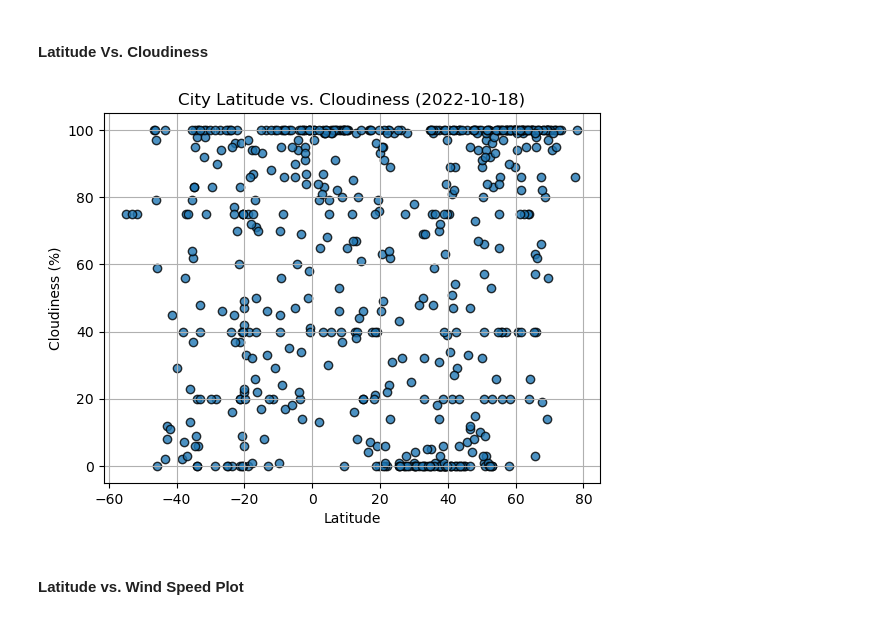
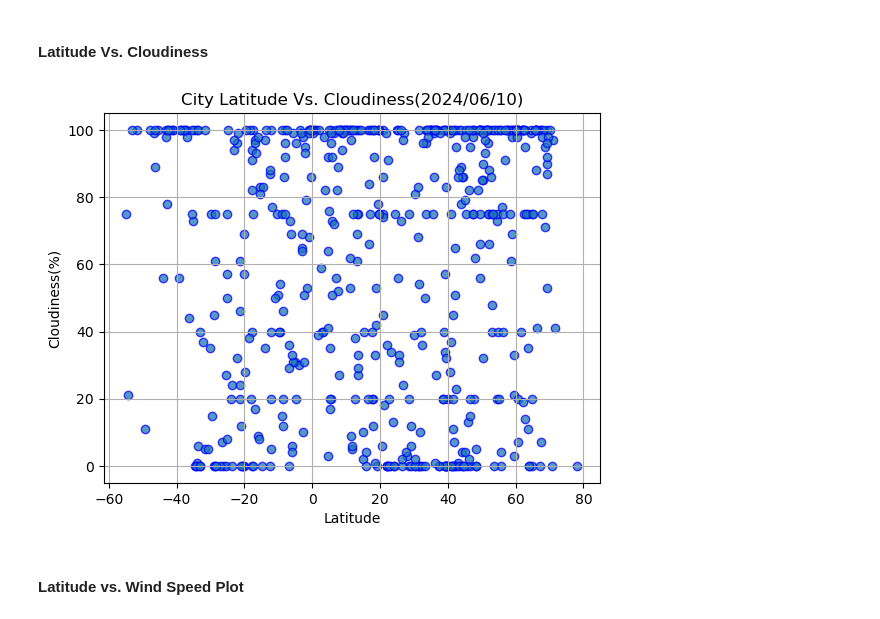
Before and after one commit to Data-Miner99/python-api-challenge, a Jupyter notebook: WeatherPy.ipynb, the cells around one changed output. Cells and saved outputs as stored; diff of their text form; code cells hidden in the pictures.

```diff
--- a/WeatherPy.ipynb
+++ b/WeatherPy.ipynb
@@ -219,18 +230,23 @@ plt.show()
 #### Latitude Vs. Cloudiness
 # %%
 # Build the scatter plots for latitude vs. cloudiness
-# YOUR CODE HERE
+latitude = city_data_df["Lat"]
+cloudiness = city_data_df["Cloudiness"]
+plt.scatter(latitude, cloudiness, edgecolors="blue", alpha=0.75)
 
 # Incorporate the other graph properties
-# YOUR CODE HERE
+plt.title("City Latitude Vs. Cloudiness(%s)" % time.strftime("%Y/%m/%d"))
+plt.xlabel("Latitude")
+plt.ylabel("Cloudiness(%)")
+plt.grid(True)
 
 # Save the figure
 plt.savefig("output_data/Fig3.png")
 
 # Show plot
 plt.show()
 # %% [output]
-[figure, old version]
+[figure, new version]
 # %% [markdown]
 #### Latitude vs. Wind Speed Plot
 # %%
```
Also changed, not shown: parts of 28 cells of this notebook, 5 other files.
